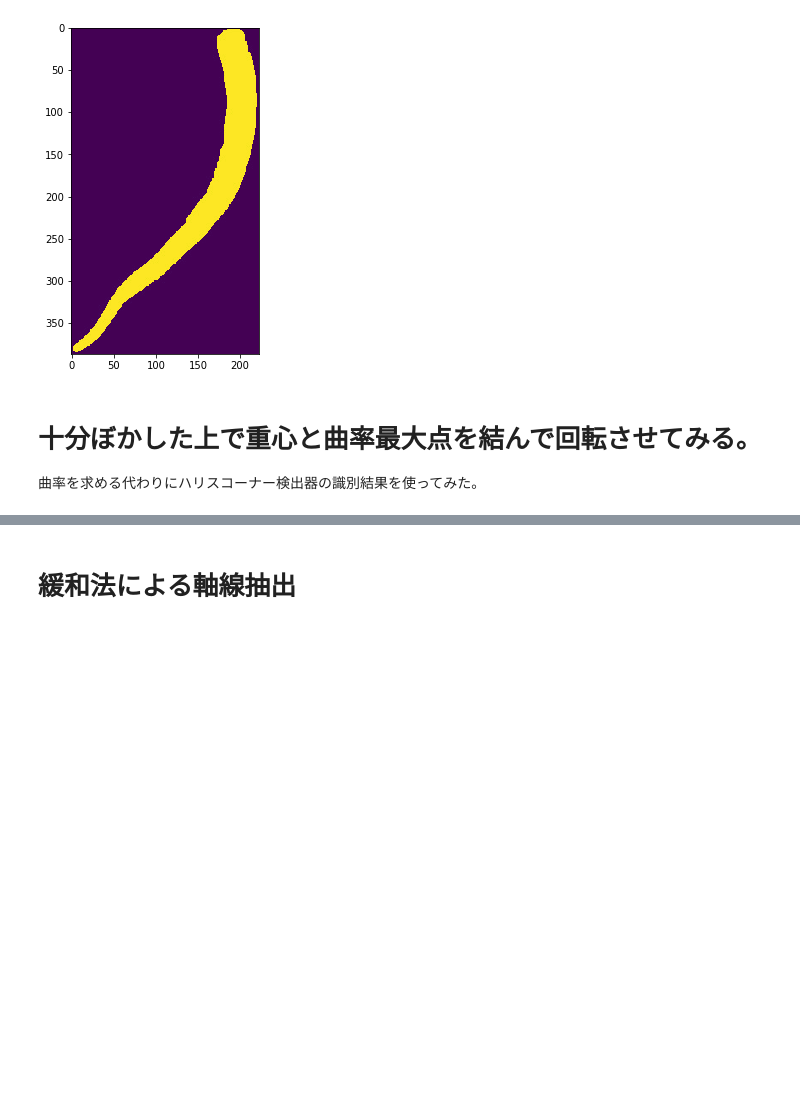
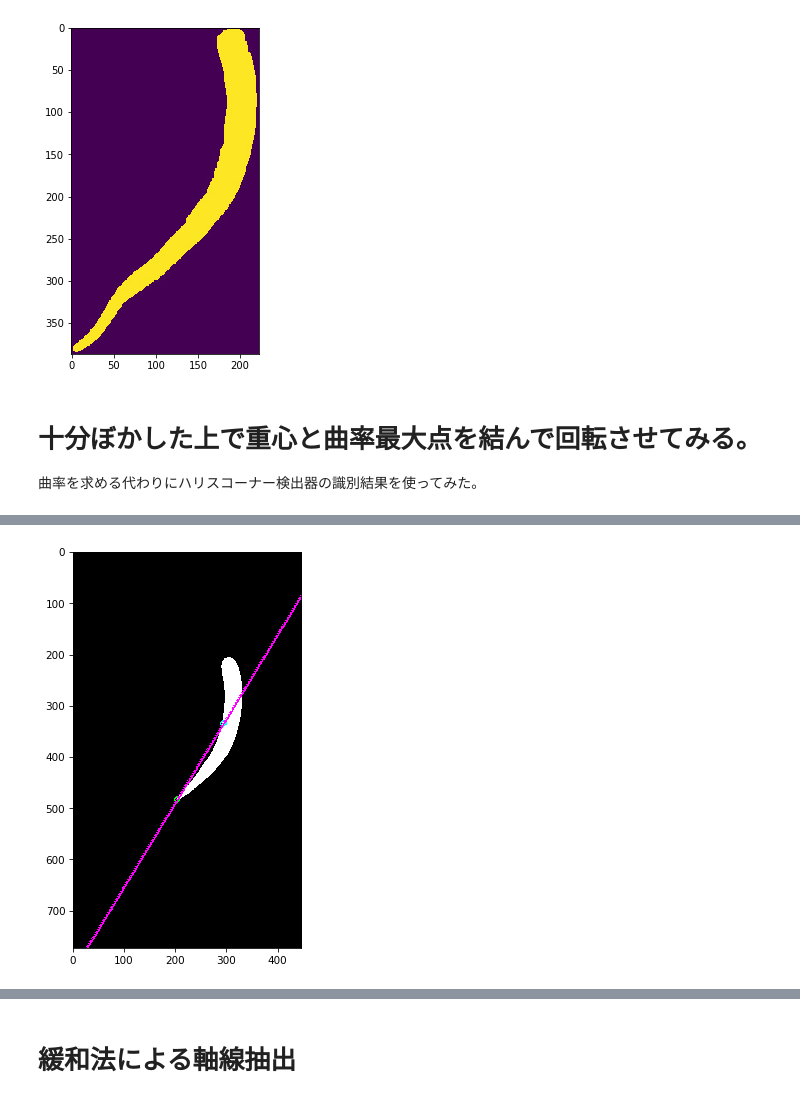
Before and after one commit to iciromaco/RL2nd, a Jupyter notebook: 両側に基づく緩和的な軸抽出.ipynb, the cells around one changed output, grey strips where cells are left out. Saved outputs shown, nothing was run; the diff lists cells and outputs as text; code cells hidden in the pictures; blank space fills up the shorter version.

```diff
--- a/両側に基づく緩和的な軸抽出.ipynb
+++ b/両側に基づく緩和的な軸抽出.ipynb
@@ -61,3 +61,36 @@ def draw2(bimg,fimg):
     canvas = cv2.drawContours(canvas, cnt, -1, (255,0,200), thickness=1)
     # return cv2.addWeighted(fimg2, 0.5, canvas, 0.5,0)
     return canvas[:,:,::-1] # opencv -> PIL
+
+# (x1,y1)から（x2,y2) に向かう直線のX軸に対する角度
+def getDegreeOfALine(x1,y1,x2,y2):
+        dx = x2-x1
+        dy = y2-y1
+        if dx == 0:
+            deg = 90
+        elif dx >0:
+            deg = 180.0*np.arctan(dy/dx)/np.pi
+        else:
+            deg = 180*(1+np.arctan(dy/dx)/np.pi)
+        return deg
+
+# (x1,y1)から（x2,y2) に向かう直線の延長上の十分離れた２点の座標
+def getTerminalPsOnLine(x1,y1,x2,y2):
+        dx = x2-x1
+        dy = y2-y1
+        s1 = int(x1 + 1000*dx)
+        t1 = int(y1 + 1000*dy)
+        s2 = int(x1 - 1000*dx)
+        t2 = int(y1 - 1000*dy)
+        return s1,t1,s2,t2
+
+# マージンをつける
+def makemargin(img,mr=2):
+    h,w = img.shape[:2]
+    w2 = mr*w
+    h2 = mr*h
+    x1 = int((w2-w)/2)
+    y1 = int((h2-h)/2)
+    img2 = np.zeros((h2,w2),np.uint8)
+    img2[y1:y1+h,x1:x1+w] = img
+    return img2
@@ -150,0 +208,4 @@ plt.show()
+# %%
+path ='シルエット/17Horn/17aomida1o02_l.jpg'
+src = cv2.imread(path,cv2.IMREAD_GRAYSCALE)
+c_x,c_y,t_x,t_y = getGoCandTip(src,showResult=True)
@@ -150,0 +214,4 @@ plt.show()
+# %%
+c_x,c_y,t_x,t_y = getGoCandTip(src,showResult=True,useOldImage=False)
+# %% [output]
+[figure, added]
```
Also changed, not shown: parts of 12 cells of this notebook, 1 other file.
